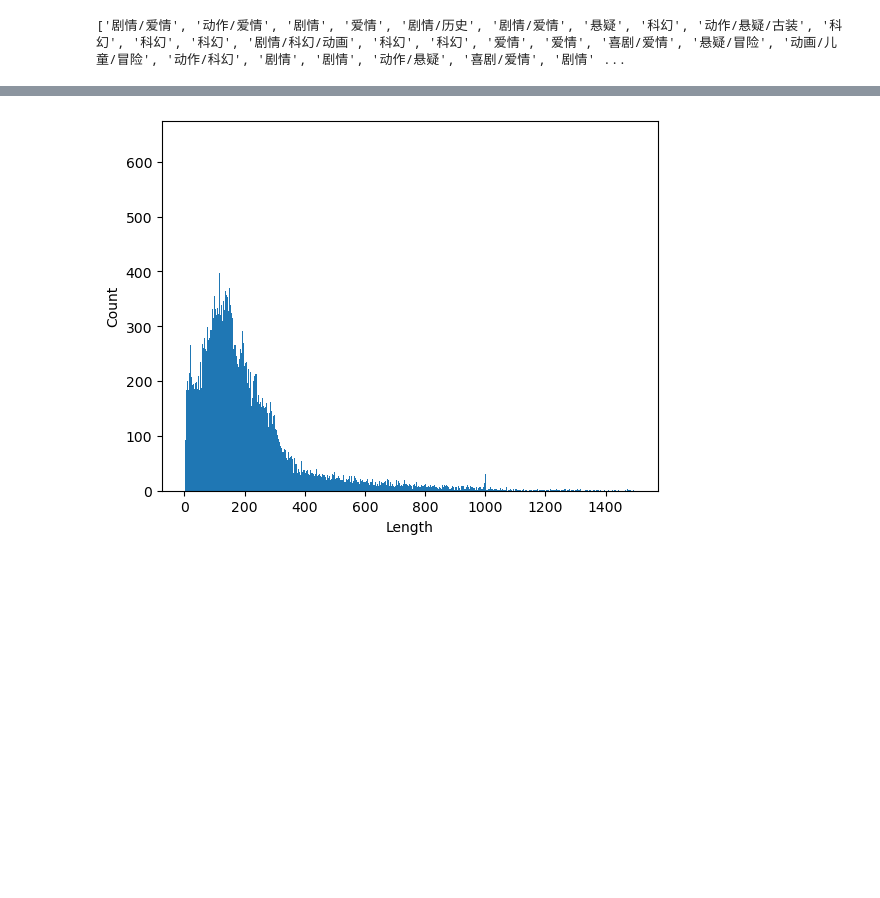
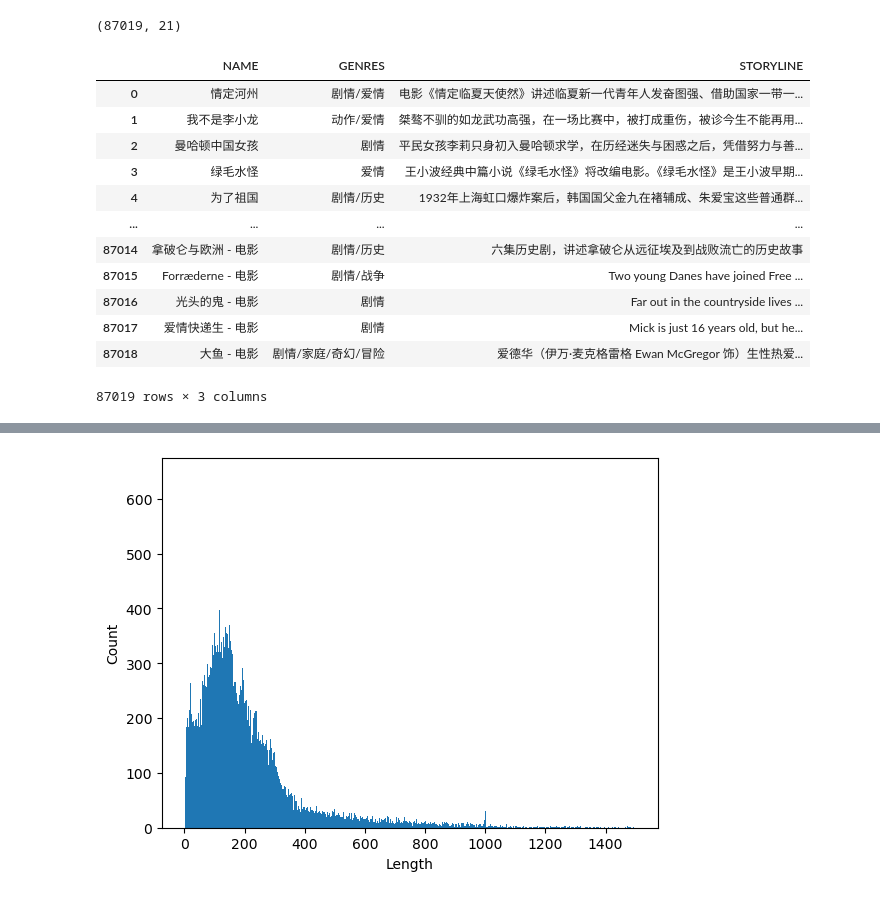
Before and after one commit to XSJWF/MachineLearning, a Jupyter notebook: practice.ipynb, the cells around one changed output, grey strips where cells are left out. Saved outputs shown, nothing was run; the diff lists cells and outputs as text; code cells hidden in the pictures; blank space fills up the shorter version.

```diff
--- a/practice.ipynb
+++ b/practice.ipynb
@@ -19,7 +1,75 @@ Name: GENRES, Length: 140502, dtype: object
-# %%
-datalist = data['GENRES'].dropna().tolist()
-print(datalist)
-# %% [output]
-['剧情/爱情', '动作/爱情', '剧情', '爱情', '剧情/历史', '剧情/爱情', '悬疑', '科幻', '动作/悬疑/古装', '科幻', '科幻', '科幻', '剧情/科幻/动画', '科幻', '科幻', '爱情', '爱情', '喜剧/爱情', '悬疑/冒险', '动画/儿童/冒险', '动作/科幻', '剧情', '剧情', '动作/悬疑', '喜剧/爱情', '剧情' ...
+# %%
+import pandas as pd
+import zhconv
+
+data = pd.read_csv("movies_me.csv")
+data.dropna(subset=['GENRES', 'STORYLINE'], how='any', inplace=True)
+
+# 中文繁体与简体的转化
+data['GENRES'] = data['GENRES'].apply(lambda x: zhconv.convert(x, 'zh-cn'))
+data['STORYLINE'] = data['STORYLINE'].apply(lambda x: zhconv.convert(x, 'zh-cn'))
+
+# 对分类重复的样本做一个并集处理
+data['GENRES'] = data['GENRES'].apply(lambda x: x.replace('动画 Animation', '动画') if "动画 Animation" in x.split("/") else x)
+data['GENRES'] = data['GENRES'].apply(lambda x: x.replace('剧情 Drama', '剧情') if "剧情 Drama" in x.split("/") else x)
+data['GENRES'] = data['GENRES'].apply(lambda x: x.replace('儿童 Kids', '儿童') if "儿童 Kids" in x.split("/") else x)
+data['GENRES'] = data['GENRES'].apply(lambda x: x.replace('纪录片 Documentary', '纪录片') if "纪录片 Documentary" in x.split("/") else x)
+data['GENRES'] = data['GENRES'].apply(lambda x: x.replace('音乐 Music', '音乐') if "音乐 Music" in x.split("/") else x)
+data['GENRES'] = data['GENRES'].apply(lambda x: x.replace('惊悚 Thriller', '惊悚') if "惊悚 Thriller" in x.split("/") else x)
+data['GENRES'] = data['GENRES'].apply(lambda x: x.replace('Reality-TV', '真人秀') if "Reality-TV" in x.split("/") else x)
+data['GENRES'] = data['GENRES'].apply(lambda x: x.replace('爱情 Romance', '爱情') if "爱情 Romance" in x.split("/") else x)
+data['GENRES'] = data['GENRES'].apply(lambda x: x.replace('Adult', '成人') if "Adult" in x.split("/") else x)
+data['GENRES'] = data['GENRES'].apply(lambda x: x.replace('喜剧 Comedy', '喜剧') if "喜剧 Comedy" in x.split("/") else x)
+data['GENRES'] = data['GENRES'].apply(lambda x: x.replace('传记 Biography', '传记') if "传记 Biography" in x.split("/") else x)
+data['GENRES'] = data['GENRES'].apply(lambda x: x.replace('悬疑 Mystery', '悬疑') if "悬疑 Mystery" in x.split("/") else x)
+data['GENRES'] = data['GENRES'].apply(lambda x: x.replace('Comedy', '喜剧') if "Comedy" in x.split("/") else x)
+data['GENRES'] = data['GENRES'].apply(lambda x: x.replace('历史 History', '历史') if "历史 History" in x.split("/") else x)
+data['GENRES'] = data['GENRES'].apply(lambda x: x.replace('动作 Action', '动作') if "动作 Action" in x.split("/") else x)
+
+# 对分类相近的样本做并集处理
+# data['GENRES'] = data['GENRES'].apply(lambda x: x.replace('荒诞', '喜剧') if ("荒诞" in x) and ("喜剧" not in x) else x.replace('/荒诞', ''))
+# data['GENRES'] = data['GENRES'].apply(lambda x: x.replace('惊栗', '惊悚') if ("惊栗" in x) and ("惊悚" not in x) else x.replace('/惊栗', ''))
+# data['GENRES'] = data['GENRES'].apply(lambda x: x.replace('悬念', '悬疑') if ("悬念" in x) and ("悬疑" not in x) else x.replace('/悬念', ''))
+# data['GENRES'] = data['GENRES'].apply(lambda x: x.replace('/成人', '') if ("成人" in x) and (len(x.split("/")) != 1) else x)
+# data = data[~data['GENRES'].str.contains("成人")]
+# data['GENRES'] = data['GENRES'].apply(lambda x: x.replace('/鬼怪', '') if ("鬼怪" in x) and (len(x.split("/")) != 1) else x)
+# data['GENRES'] = data['GENRES'].apply(lambda x: x.replace('/纪录片', '') if ("纪录片" in x) and (len(x.split("/")) != 1) else x)
+# data['GENRES'] = data['GENRES'].apply(lambda x: x.replace('纪录片/', '') if ("纪录片" in x) and (len(x.split("/")) != 1) else x)
+# data = data[~data['GENRES'].str.contains("纪录片")]
+# data['GENRES'] = data['GENRES'].apply(lambda x: x.replace('/脱口秀', '') if ("脱口秀" in x) and (len(x.split("/")) != 1) else x)
+# data = data[~data['GENRES'].str.contains("脱口秀")]
+# data['GENRES'] = data['GENRES'].apply(lambda x: x.replace('/真人秀', '') if ("真人秀" in x) and (len(x.split("/")) != 1) else x)
+# data['GENRES'] = data['GENRES'].apply(lambda x: x.replace('/短片', '') if ("短片" in x) and (len(x.split("/")) != 1) else x)
+# data = data[~data['GENRES'].str.contains("短片")]
+# data['GENRES'] = data['GENRES'].apply(lambda x: x.replace('舞台艺术', '歌舞') if ("舞台艺术" in x) and ("歌舞" not in x) else x.replace('/舞台艺术', ''))
+# data['GENRES'] = data['GENRES'].apply(lambda x: x.replace('黑色电影', '犯罪') if ("黑色电影" in x) and ("犯罪" not in x) else x.replace('/黑色电影', ''))
+# data['GENRES'] = data['GENRES'].apply(lambda x: x.replace('/戏曲', '') if ("戏曲" in x) and (len(x.split("/")) != 1) else x)
+# data['GENRES'] = data['GENRES'].apply(lambda x: x.replace('灾难', '惊悚') if ("灾难" in x) and ("惊悚" not in x) else x.replace('/灾难', ''))
+# data['GENRES'] = data['GENRES'].apply(lambda x: x.replace('/情色', '') if ("情色" in x) and (len(x.split("/")) != 1) else x)
+# data['GENRES'] = data['GENRES'].apply(lambda x: x.replace('情色/', '') if ("情色" in x) and (len(x.split("/")) != 1) else x)
+# data = data[~data['GENRES'].str.contains("情色")]
+# data['GENRES'] = data['GENRES'].apply(lambda x: x.replace('/同性', '') if ("同性" in x) and (len(x.split("/")) != 1) else x)
+# data['GENRES'] = data['GENRES'].apply(lambda x: x.replace('同性/', '') if ("同性" in x) and (len(x.split("/")) != 1) else x)
+# data = data[~data['GENRES'].str.contains("同性")]
+# data['GENRES'] = data['GENRES'].apply(lambda x: x.replace('儿童', '动画') if ("儿童" in x) and ("动画" not in x) else x.replace('/儿童', ''))
+
+print(data.shape)
+data = data.reset_index(drop=True)
+data[['NAME', 'GENRES', "STORYLINE"]]
+# %% [output]
+(87019, 21)
+|  | NAME | GENRES | STORYLINE |
+| 0 | 情定河州 | 剧情/爱情 | 电影《情定临夏天使然》讲述临夏新一代青年人发奋图强、借助国家一带一... |
+| 1 | 我不是李小龙 | 动作/爱情 | 桀骜不驯的如龙武功高强，在一场比赛中，被打成重伤，被诊今生不能再用... |
+| 2 | 曼哈顿中国女孩 | 剧情 | 平民女孩李莉只身初入曼哈顿求学，在历经迷失与困惑之后，凭借努力与善... |
+| 3 | 绿毛水怪 | 爱情 | 王小波经典中篇小说《绿毛水怪》将改编电影。《绿毛水怪》是王小波早期... |
+| 4 | 为了祖国 | 剧情/历史 | 1932年上海虹口爆炸案后，韩国国父金九在褚辅成、朱爱宝这些普通群... |
+| ... | ... | ... | ... |
+| 87014 | 拿破仑与欧洲 - 电影 | 剧情/历史 | 六集历史剧，讲述拿破仑从远征埃及到战败流亡的历史故事 |
+| 87015 | Forræderne - 电影 | 剧情/战争 | Two young Danes have joined Free ... |
+| 87016 | 光头的鬼 - 电影 | 剧情 | Far out in the countryside lives ... |
+| 87017 | 爱情快递生 - 电影 | 剧情 | Mick is just 16 years old, but he... |
+| 87018 | 大鱼 - 电影 | 剧情/家庭/奇幻/冒险 | 爱德华（伊万·麦克格雷格 Ewan McGregor 饰）生性热爱... |
+87019 rows × 3 columns
 # %%
 categories = {}
```
Also changed, not shown: parts of 11 cells of this notebook, 7 other files.
